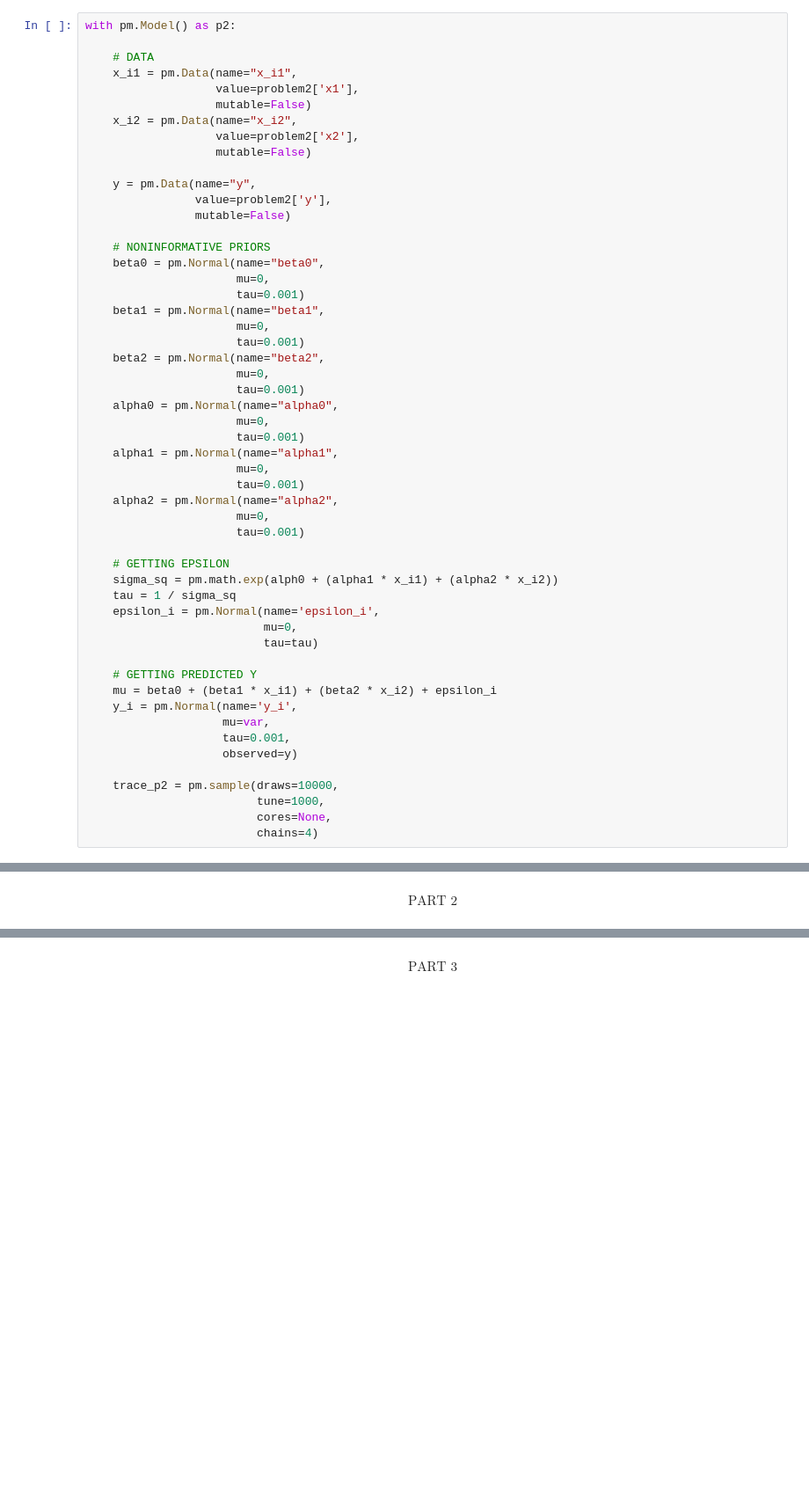
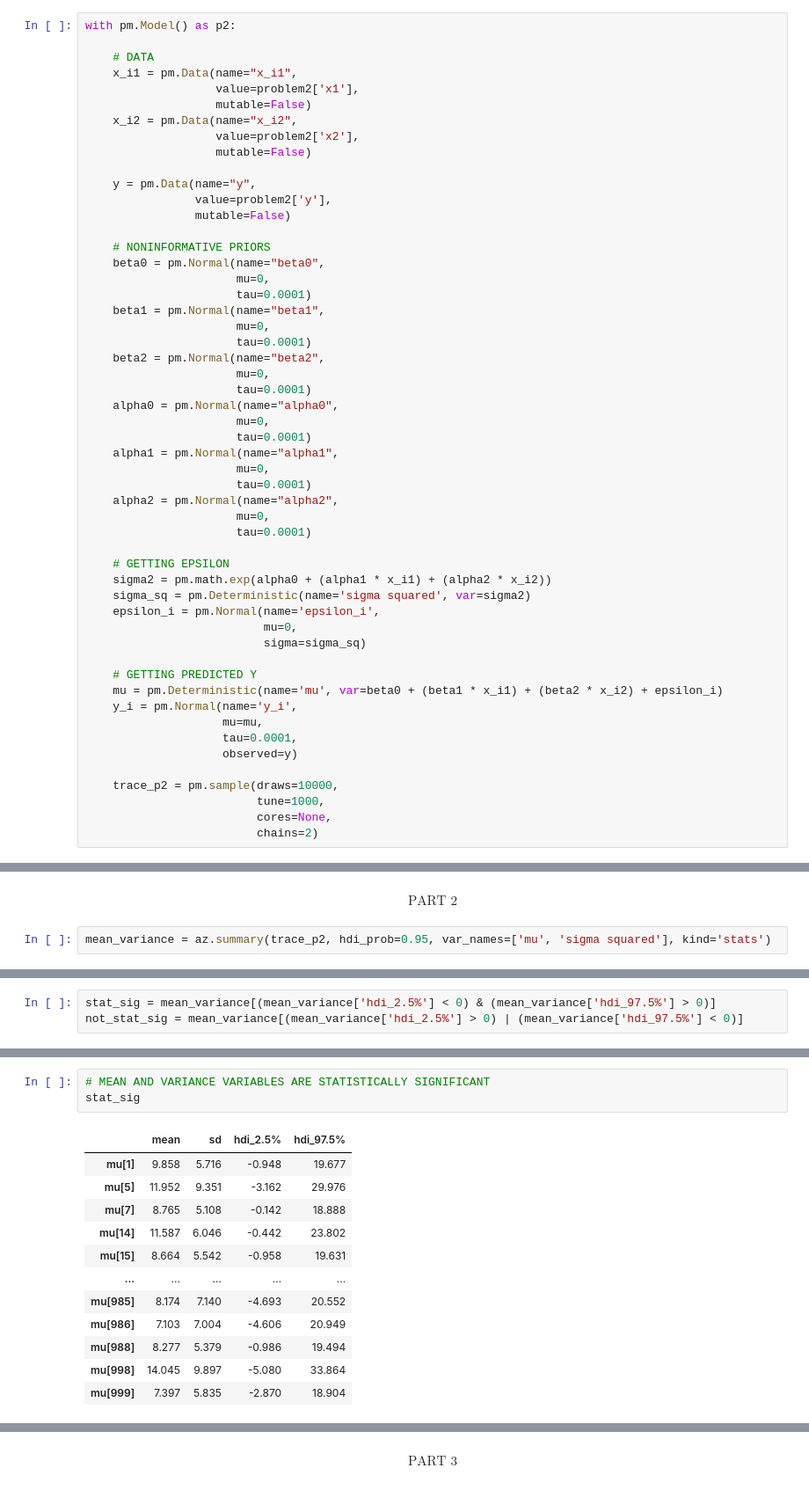
Before and after one commit to GATechMSCS/fall2023, a Jupyter notebook: isye6420_bayesian_statistics/lectures/final/real/submission/final_Code_ScottSchmidl.ipynb, the cells around one changed output, grey strips where cells are left out. Shown at 88% size. Drawn from its saved outputs; the diff is of its cells as text; blank space fills up the shorter version.

```diff
--- a/isye6420_bayesian_statistics/lectures/final/real/submission/final_Code_ScottSchmidl.ipynb
+++ b/isye6420_bayesian_statistics/lectures/final/real/submission/final_Code_ScottSchmidl.ipynb
@@ -113,38 +218,38 @@ with pm.Model() as p2:
     # NONINFORMATIVE PRIORS
     beta0 = pm.Normal(name="beta0",
                       mu=0,
-                      tau=0.001)
+                      tau=0.0001)
     beta1 = pm.Normal(name="beta1",
                       mu=0,
-                      tau=0.001)
+                      tau=0.0001)
     beta2 = pm.Normal(name="beta2",
                       mu=0,
-                      tau=0.001)
+                      tau=0.0001)
     alpha0 = pm.Normal(name="alpha0",
                       mu=0,
-                      tau=0.001)
+                      tau=0.0001)
     alpha1 = pm.Normal(name="alpha1",
                       mu=0,
-                      tau=0.001)
+                      tau=0.0001)
     alpha2 = pm.Normal(name="alpha2",
                       mu=0,
-                      tau=0.001)
+                      tau=0.0001)
 
     # GETTING EPSILON
-    sigma_sq = pm.math.exp(alph0 + (alpha1 * x_i1) + (alpha2 * x_i2))
-    tau = 1 / sigma_sq
+    sigma2 = pm.math.exp(alpha0 + (alpha1 * x_i1) + (alpha2 * x_i2))
+    sigma_sq = pm.Deterministic(name='sigma squared', var=sigma2)
     epsilon_i = pm.Normal(name='epsilon_i',
                           mu=0,
-                          tau=tau)
+                          sigma=sigma_sq)
 
     # GETTING PREDICTED Y
-    mu = beta0 + (beta1 * x_i1) + (beta2 * x_i2) + epsilon_i
+    mu = pm.Deterministic(name='mu', var=beta0 + (beta1 * x_i1) + (beta2 * x_i2) + epsilon_i)
     y_i = pm.Normal(name='y_i',
-                    mu=var,
-                    tau=0.001,
+                    mu=mu,
+                    tau=0.0001,
                     observed=y)
 
     trace_p2 = pm.sample(draws=10000,
                          tune=1000,
                          cores=None,
-                         chains=4)
+                         chains=2)
@@ -165,3 +274,5 @@ $$
 $$
 \text{PART 2}
 $$
+# %%
+mean_variance = az.summary(trace_p2, hdi_prob=0.95, var_names=['mu', 'sigma squared'], kind='stats')
@@ -167,0 +283,3 @@ $$
+# %%
+stat_sig = mean_variance[(mean_variance['hdi_2.5%'] < 0) & (mean_variance['hdi_97.5%'] > 0)]
+not_stat_sig = mean_variance[(mean_variance['hdi_2.5%'] > 0) | (mean_variance['hdi_97.5%'] < 0)]
@@ -167,0 +290,16 @@ $$
+# %%
+# MEAN AND VARIANCE VARIABLES ARE STATISTICALLY SIGNIFICANT
+stat_sig
+# %% [output]
+|  | mean | sd | hdi_2.5% | hdi_97.5% |
+| mu[1] | 9.858 | 5.716 | -0.948 | 19.677 |
+| mu[5] | 11.952 | 9.351 | -3.162 | 29.976 |
+| mu[7] | 8.765 | 5.108 | -0.142 | 18.888 |
+| mu[14] | 11.587 | 6.046 | -0.442 | 23.802 |
+| mu[15] | 8.664 | 5.542 | -0.958 | 19.631 |
+| ... | ... | ... | ... | ... |
+| mu[985] | 8.174 | 7.140 | -4.693 | 20.552 |
+| mu[986] | 7.103 | 7.004 | -4.606 | 20.949 |
+| mu[988] | 8.277 | 5.379 | -0.986 | 19.494 |
+| mu[998] | 14.045 | 9.897 | -5.080 | 33.864 |
+| mu[999] | 7.397 | 5.835 | -2.870 | 18.904 |
```
Also changed, not shown: parts of 29 cells of this notebook.
